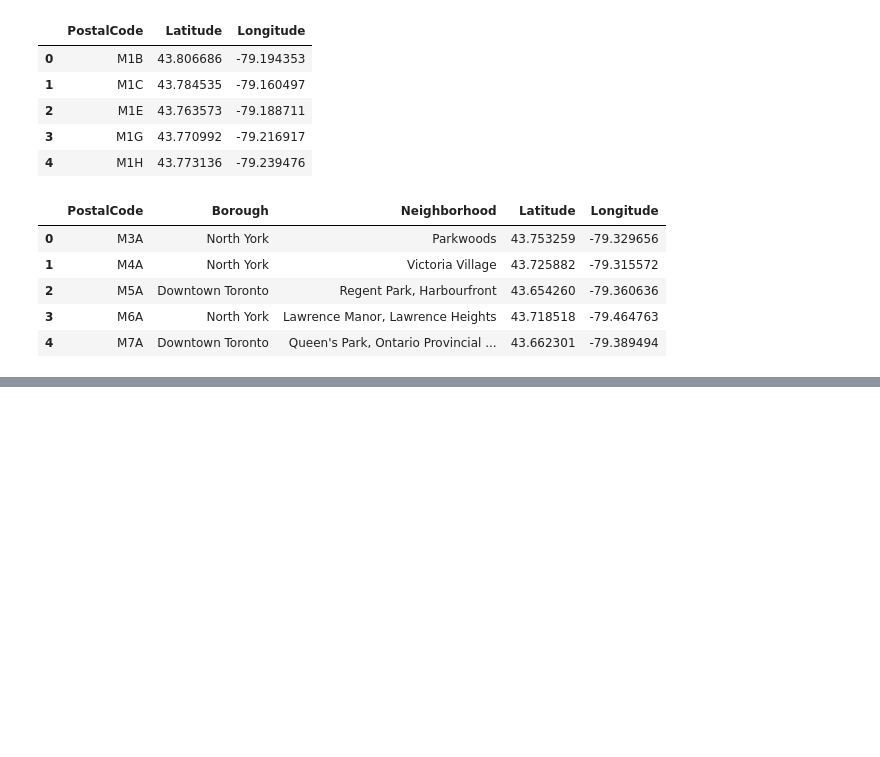
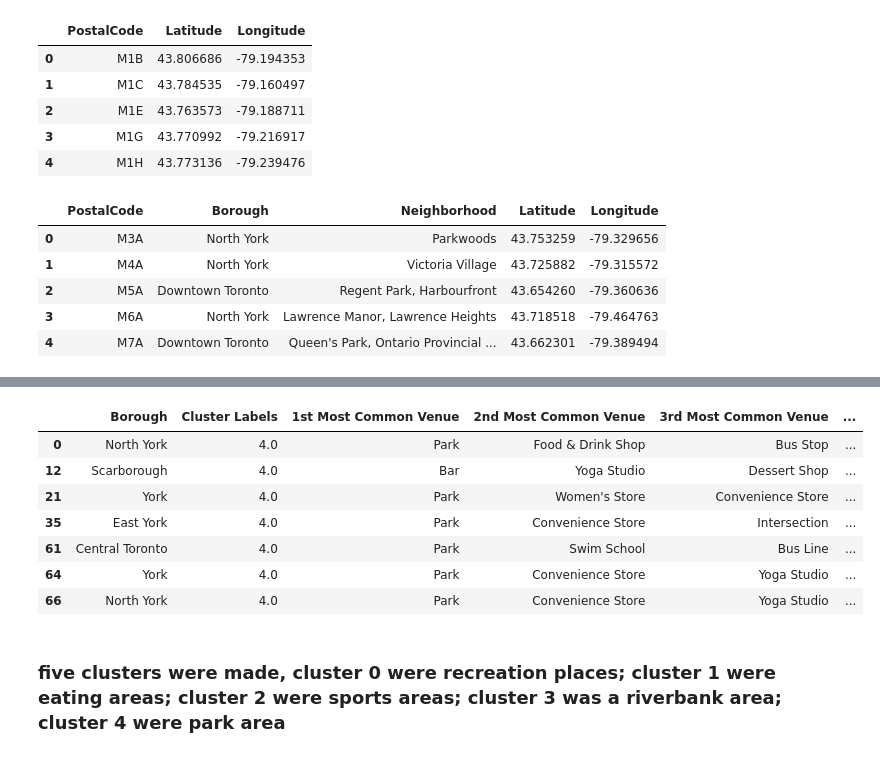
Before and after one commit to zheren1/github-example, a Jupyter notebook: toronto.ipynb, the cells around one changed output, grey strips where cells are left out. Drawn from its saved outputs; the diff is of its cells as text; code cells hidden in the pictures; blank space fills up the shorter version.

```diff
--- a/toronto.ipynb
+++ b/toronto.ipynb
@@ -101,0 +406,13 @@ dfn.head()
+# %%
+to_merged.loc[to_merged['Cluster Labels'] == 4, to_merged.columns[[1] + list(range(5, to_merged.shape[1]))]]
+# %% [output]
+|  | Borough | Cluster Labels | 1st Most Common Venue | 2nd Most Common Venue | 3rd Most Common Venue | ... |
+| 0 | North York | 4.0 | Park | Food & Drink Shop | Bus Stop | ... |
+| 12 | Scarborough | 4.0 | Bar | Yoga Studio | Dessert Shop | ... |
+| 21 | York | 4.0 | Park | Women's Store | Convenience Store | ... |
+| 35 | East York | 4.0 | Park | Convenience Store | Intersection | ... |
+| 61 | Central Toronto | 4.0 | Park | Swim School | Bus Line | ... |
+| 64 | York | 4.0 | Park | Convenience Store | Yoga Studio | ... |
+| 66 | North York | 4.0 | Park | Convenience Store | Yoga Studio | ... |
+# %% [markdown]
+### five clusters were made, cluster 0 were recreation places; cluster 1 were eating areas; cluster 2 were sports areas; cluster 3 was a riverbank area; cluster 4 were park area
```
Also changed, not shown: parts of 26 cells of this notebook.
